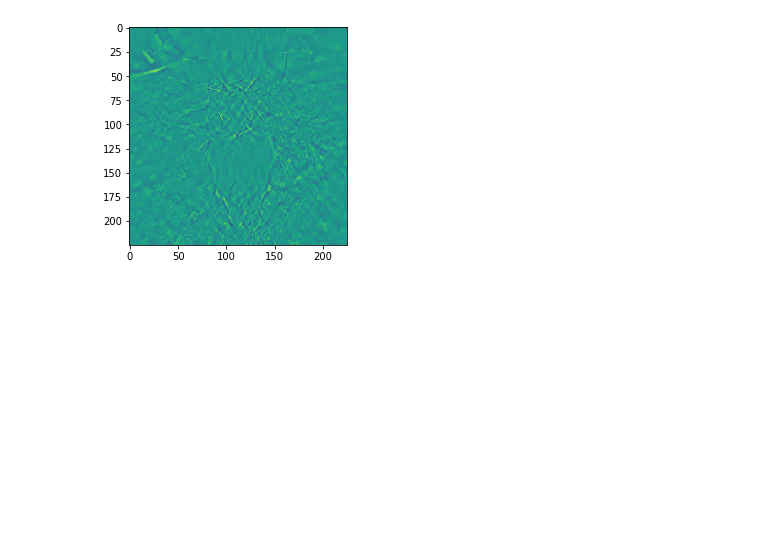
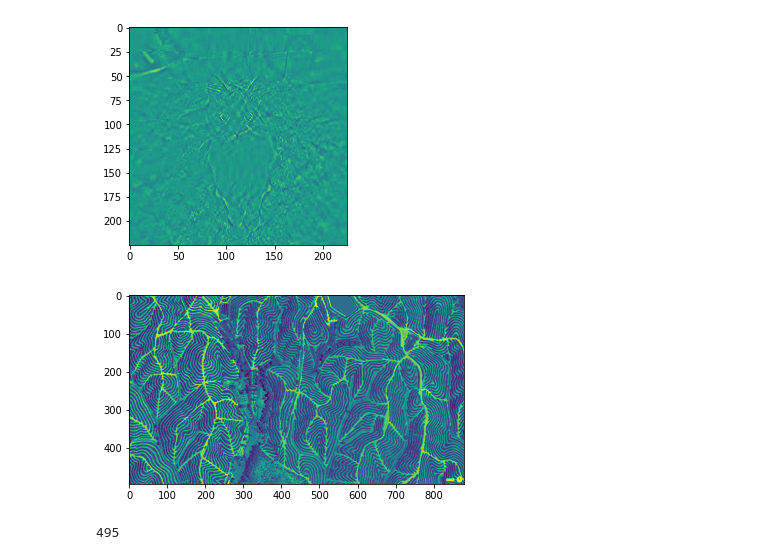
Before and after one commit to julianovale/PO450, a Jupyter notebook: Semana12_PO450.ipynb, the cells around one changed output. Saved outputs shown, nothing was run; the diff lists cells and outputs as text; code cells hidden in the pictures; blank space fills up the shorter version.

```diff
--- a/Semana12_PO450.ipynb
+++ b/Semana12_PO450.ipynb
@@ -112,3 +112,8 @@ N = X - Xp # aquilo que não foi explicado
 plt.imshow(N);
 # %% [output]
 [figure]
+# %%
+X = np.array(Image.open('videira.jpg').convert('L'))
+plt.imshow(X);
+# %% [output]
+[figure, added]
@@ -114,0 +123,4 @@ plt.imshow(N);
+# %%
+rankX
+# %% [output]
+495
```
Also changed, not shown: parts of 10 cells of this notebook.
